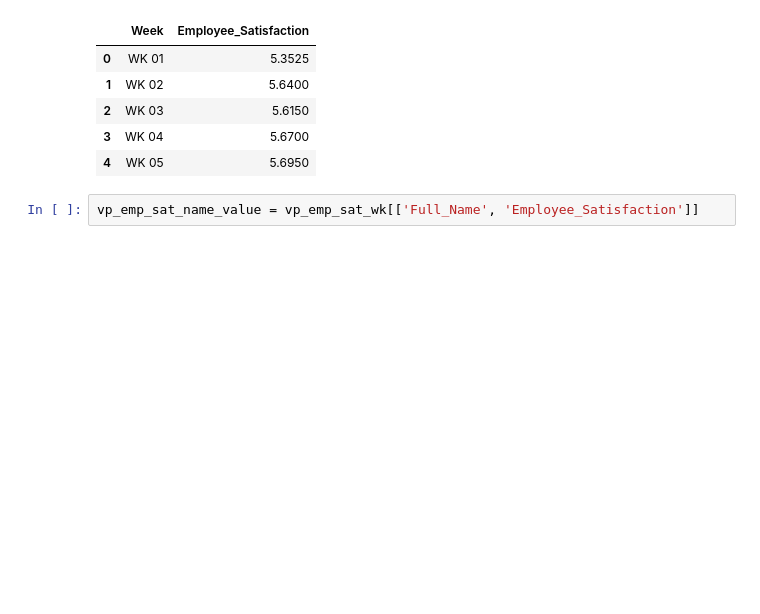
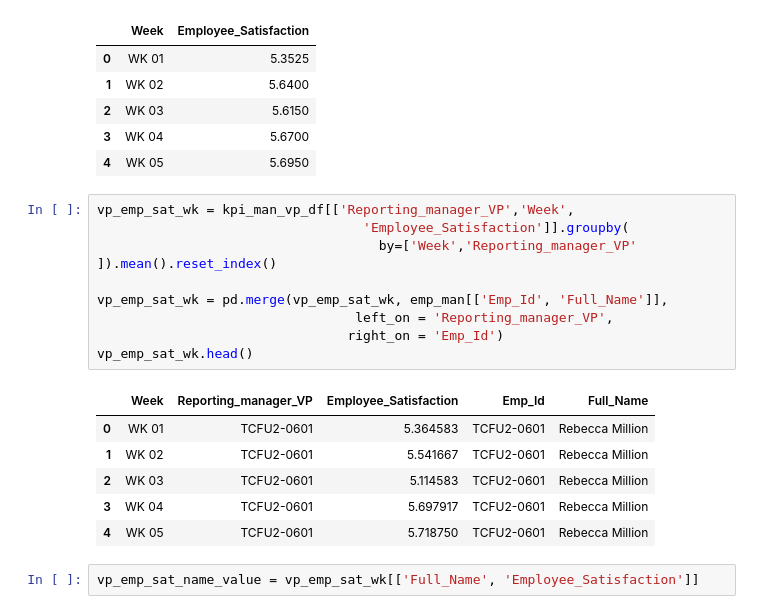
Before and after one commit to aswinselva04/researchnotebooks, a Jupyter notebook: stepwise/ExperienceFlow.ipynb, the cells around one changed output. Drawn from its saved outputs; the diff is of its cells as text; blank space fills up the shorter version.

```diff
--- a/stepwise/ExperienceFlow.ipynb
+++ b/stepwise/ExperienceFlow.ipynb
@@ -187,6 +182,22 @@ overall_emp_satisfaction_wk.head()
 | 2 | WK 03 | 5.6150 |
 | 3 | WK 04 | 5.6700 |
 | 4 | WK 05 | 5.6950 |
+# %%
+vp_emp_sat_wk = kpi_man_vp_df[['Reporting_manager_VP','Week',
+                                  'Employee_Satisfaction']].groupby(
+                                    by=['Week','Reporting_manager_VP' ]).mean().reset_index()
+
+vp_emp_sat_wk = pd.merge(vp_emp_sat_wk, emp_man[['Emp_Id', 'Full_Name']],
+                                 left_on = 'Reporting_manager_VP',
+                                right_on = 'Emp_Id')
+vp_emp_sat_wk.head()
+# %% [output]
+|  | Week | Reporting_manager_VP | Employee_Satisfaction | Emp_Id | Full_Name |
+| 0 | WK 01 | TCFU2-0601 | 5.364583 | TCFU2-0601 | Rebecca Million |
+| 1 | WK 02 | TCFU2-0601 | 5.541667 | TCFU2-0601 | Rebecca Million |
+| 2 | WK 03 | TCFU2-0601 | 5.114583 | TCFU2-0601 | Rebecca Million |
+| 3 | WK 04 | TCFU2-0601 | 5.697917 | TCFU2-0601 | Rebecca Million |
+| 4 | WK 05 | TCFU2-0601 | 5.718750 | TCFU2-0601 | Rebecca Million |
 # %%
 vp_emp_sat_name_value = vp_emp_sat_wk[['Full_Name', 'Employee_Satisfaction']]
 # %%
```
Also changed, not shown: parts of 37 cells of this notebook, 6 other files.
